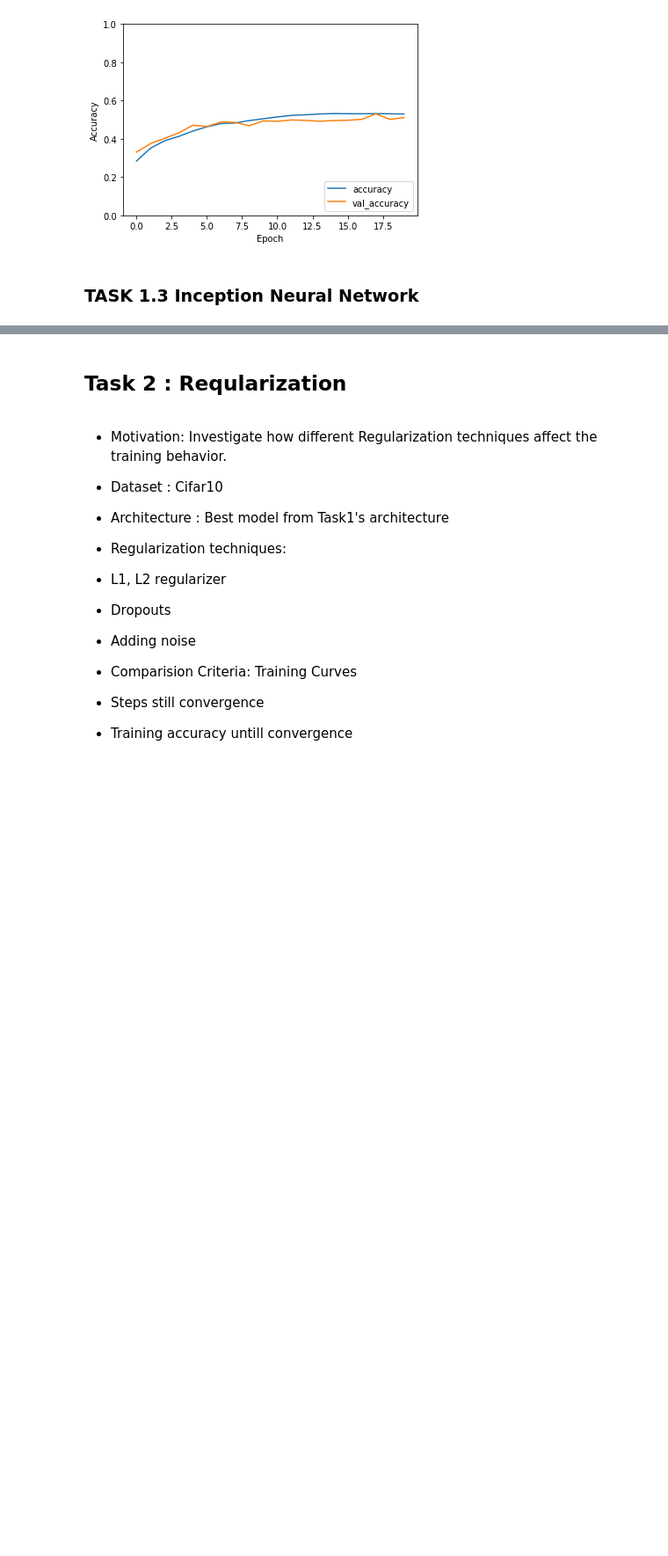
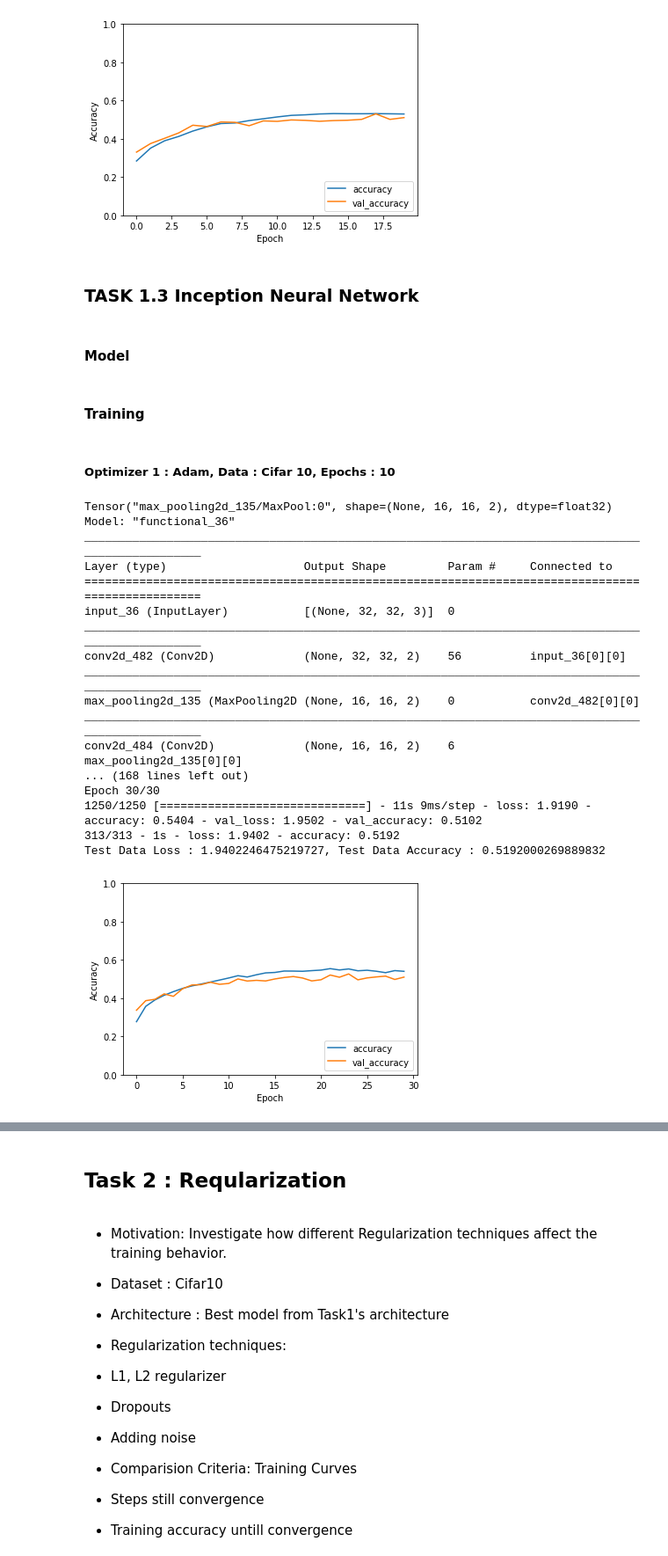
Before and after one commit to rajprasad001/deep_learning_concepts, a Jupyter notebook: Project_Assignment.ipynb, the cells around one changed output, grey strips where cells are left out. Shown at 88% size. Drawn from its saved outputs; the diff is of its cells as text; code cells hidden in the pictures; blank space fills up the shorter version.

Commit message:
training inception net

```diff
--- a/Project_Assignment.ipynb
+++ b/Project_Assignment.ipynb
@@ -550,3 +552,5 @@ Test Data Loss : 1.9527236223220825, Test Data Accuracy : 0.5059000253677368
 [figure]
 # %% [markdown]
 ### TASK 1.3 Inception Neural Network
+# %% [markdown]
+#### Model
@@ -552,0 +687,25 @@ Test Data Loss : 1.9527236223220825, Test Data Accuracy : 0.5059000253677368
+# %% [markdown]
+#### Training
+# %% [markdown]
+##### Optimizer 1 : Adam, Data : Cifar 10, Epochs : 10
+# %%
+opt_adam_inception_net= inception_net('adam',cifar_train_x,cifar_train_y,30,cifar_val_x,cifar_val_y,cifar_test_x,cifar_test_y)
+# %% [output]
+Tensor("max_pooling2d_135/MaxPool:0", shape=(None, 16, 16, 2), dtype=float32)
+Model: "functional_36"
+__________________________________________________________________________________________________
+Layer (type)                    Output Shape         Param #     Connected to
+==================================================================================================
+input_36 (InputLayer)           [(None, 32, 32, 3)]  0
+__________________________________________________________________________________________________
+conv2d_482 (Conv2D)             (None, 32, 32, 2)    56          input_36[0][0]
+__________________________________________________________________________________________________
+max_pooling2d_135 (MaxPooling2D (None, 16, 16, 2)    0           conv2d_482[0][0]
+__________________________________________________________________________________________________
+conv2d_484 (Conv2D)             (None, 16, 16, 2)    6           max_pooling2d_135[0][0]
+... (168 lines left out)
+Epoch 30/30
+1250/1250 [==============================] - 11s 9ms/step - loss: 1.9190 - accuracy: 0.5404 - val_loss: 1.9502 - val_accuracy: 0.5102
+313/313 - 1s - loss: 1.9402 - accuracy: 0.5192
+Test Data Loss : 1.9402246475219727, Test Data Accuracy : 0.5192000269889832
+[figure, added]
```
Also changed, not shown: parts of 3 cells of this notebook.
